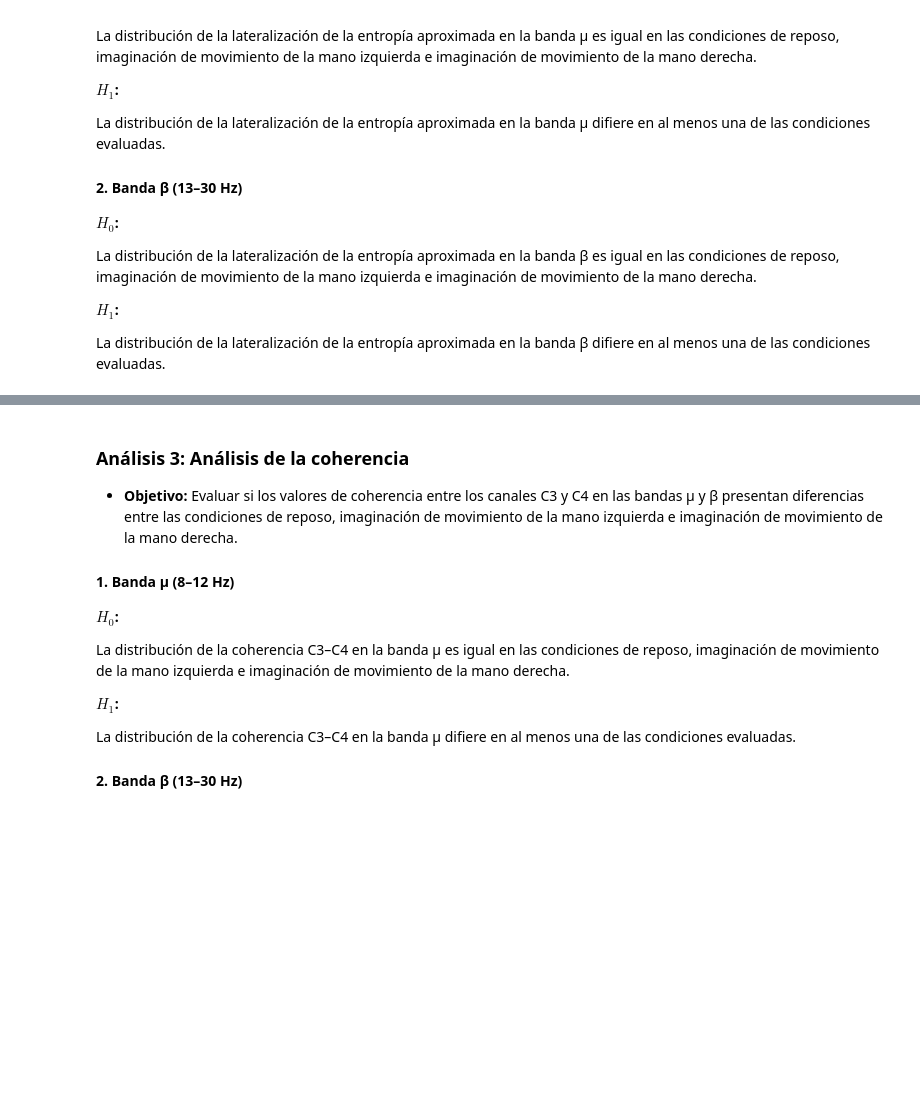
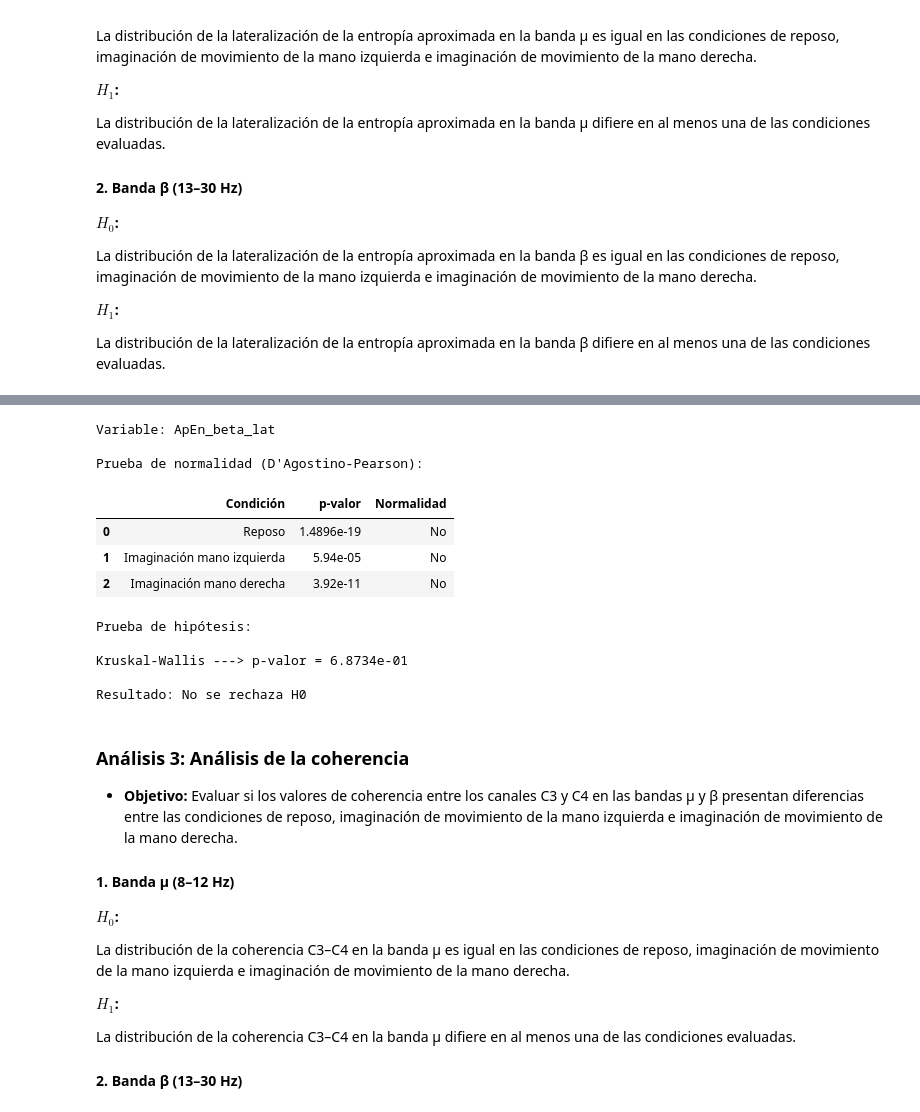
Before and after one commit to Isa21bella09/Proyecto-2---Clasificacion-datos-BCI, a Jupyter notebook: Proyecto 2 - Codigo.ipynb, the cells around one changed output, grey strips where cells are left out. Cells and saved outputs as stored; diff of their text form; code cells hidden in the pictures; blank space fills up the shorter version.

```diff
--- a/Proyecto 2 - Codigo.ipynb
+++ b/Proyecto 2 - Codigo.ipynb
@@ -499,3 +511,18 @@ No se rechaza H0
+# %%
+evaluar_hipotesis(df, "ApEn_beta_lat")
+# %% [output]
+Variable: ApEn_beta_lat
+
+Prueba de normalidad (D'Agostino-Pearson):
+|  | Condición | p-valor | Normalidad |
+| 0 | Reposo | 1.4896e-19 | No |
+| 1 | Imaginación mano izquierda | 5.94e-05 | No |
+| 2 | Imaginación mano derecha | 3.92e-11 | No |
+Prueba de hipótesis:
+
+Kruskal-Wallis ---> p-valor = 6.8734e-01
+
+Resultado: No se rechaza H0
 # %% [markdown]
 ### **Análisis 3:** Análisis de la coherencia
 
```
Also changed, not shown: parts of 15 cells of this notebook, 1 other file.
